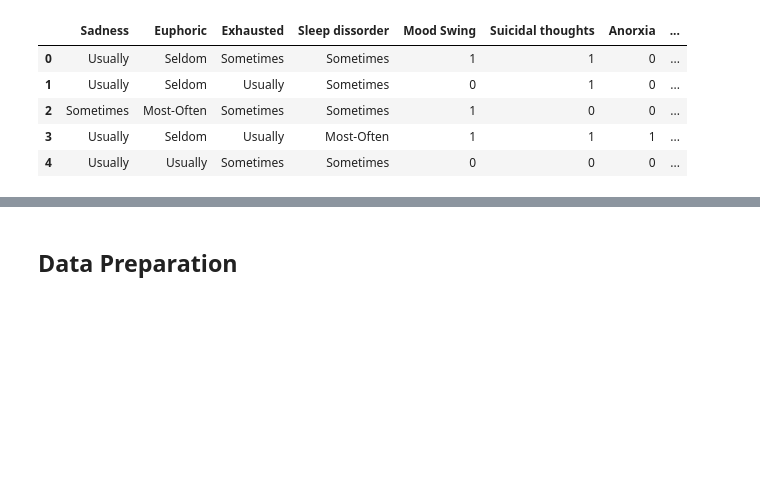
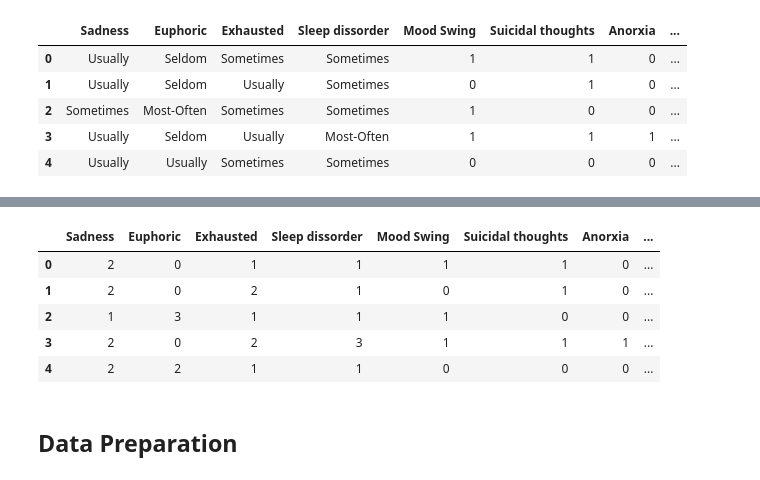
Before and after one commit to Allesgut7/check-up, a Jupyter notebook: Bismillah.ipynb, the cells around one changed output, grey strips where cells are left out. Saved outputs shown, nothing was run; the diff lists cells and outputs as text; code cells hidden in the pictures; blank space fills up the shorter version.

```diff
--- a/Bismillah.ipynb
+++ b/Bismillah.ipynb
@@ -158,3 +174,27 @@ df.head()
+# %%
+df = df.drop(columns=['Sexual Activity'])
+# %%
+rentang_cols = [#'Sexual Activity',
+                 'Concentration', 'Optimisim']
+for col in rentang_cols:
+    df[col] = df[col].map({'1 From 10': 0,
+                            '2 From 10': 1,
+                            '3 From 10': 2,
+                            '4 From 10': 3,
+                            '5 From 10': 4,
+                            '6 From 10': 5,
+                            '7 From 10': 6,
+                            '8 From 10': 7,
+                            '9 From 10': 8}).astype(int)
+# %%
+df.head()
+# %% [output]
+|  | Sadness | Euphoric | Exhausted | Sleep dissorder | Mood Swing | Suicidal thoughts | Anorxia | ... |
+| 0 | 2 | 0 | 1 | 1 | 1 | 1 | 0 | ... |
+| 1 | 2 | 0 | 2 | 1 | 0 | 1 | 0 | ... |
+| 2 | 1 | 3 | 1 | 1 | 1 | 0 | 0 | ... |
+| 3 | 2 | 0 | 2 | 3 | 1 | 1 | 1 | ... |
+| 4 | 2 | 2 | 1 | 1 | 0 | 0 | 0 | ... |
 # %% [markdown]
 ## Data Preparation
 # %%
```
Also changed, not shown: parts of 15 cells of this notebook, 2 other files.
